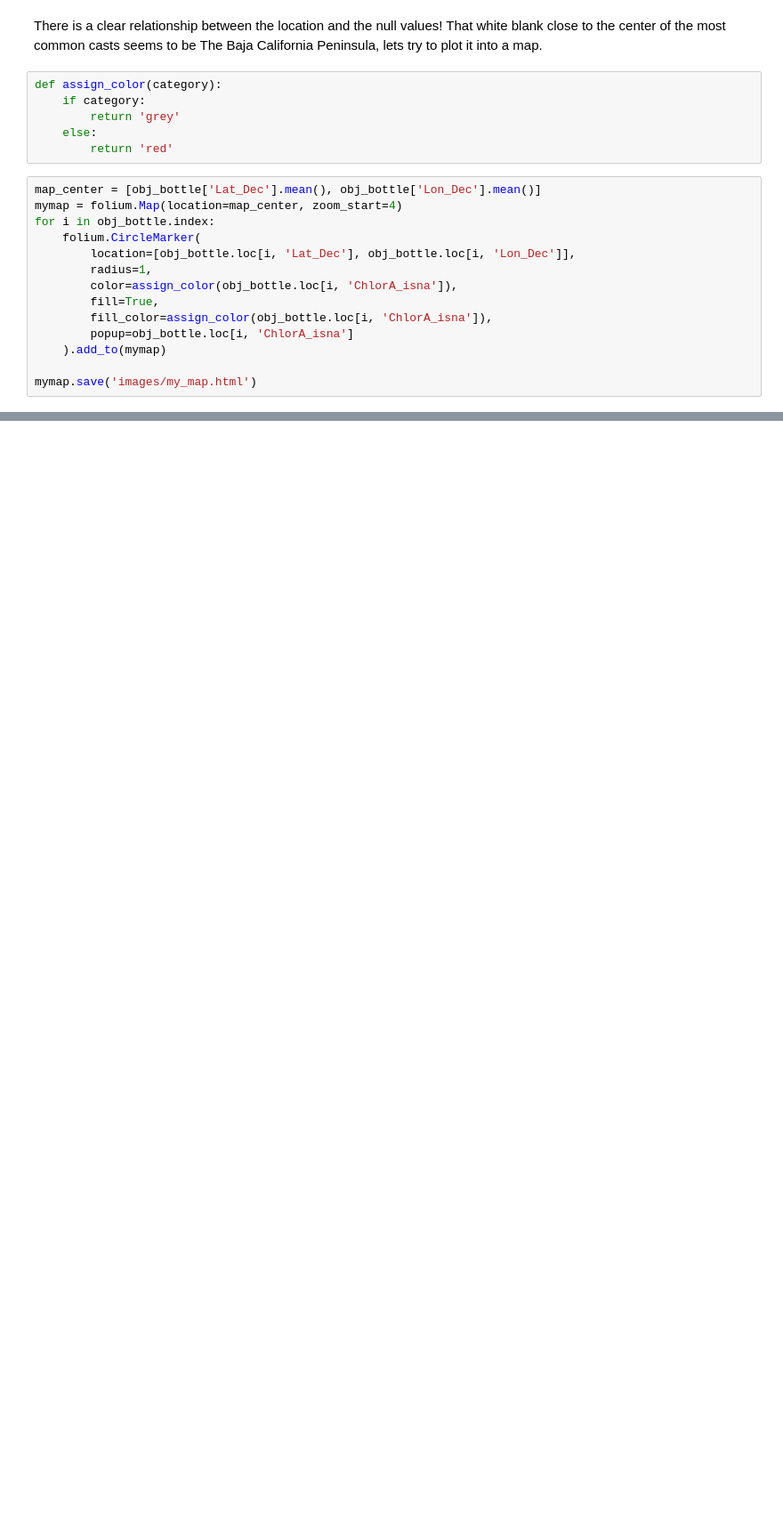
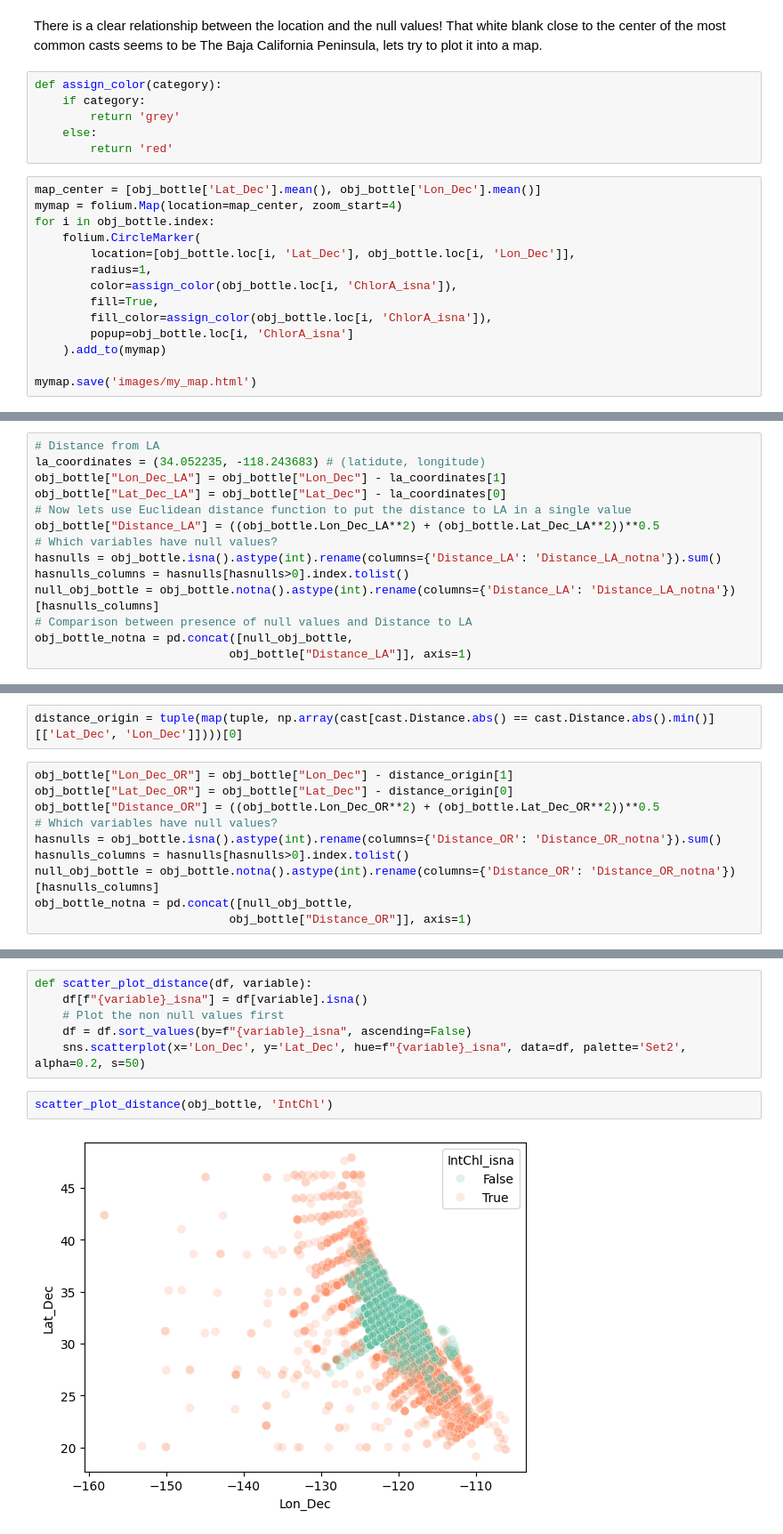
Before and after one commit to nicodigos/boston_dataset, a Jupyter notebook: Ocean.ipynb, the cells around one changed output, grey strips where cells are left out. Shown at 89% size. Drawn from its saved outputs; the diff is of its cells as text; blank space fills up the shorter version.

Commit message:
Ocean: more relationships between distance and null values

```diff
--- a/Ocean.ipynb
+++ b/Ocean.ipynb
@@ -216,0 +222,14 @@ Folium returns an HTML file containing the map; for convenience, we provide a st
+# %%
+# Distance from LA
+la_coordinates = (34.052235, -118.243683) # (latidute, longitude)
+obj_bottle["Lon_Dec_LA"] = obj_bottle["Lon_Dec"] - la_coordinates[1]
+obj_bottle["Lat_Dec_LA"] = obj_bottle["Lat_Dec"] - la_coordinates[0]
+# Now lets use Euclidean distance function to put the distance to LA in a single value
+obj_bottle["Distance_LA"] = ((obj_bottle.Lon_Dec_LA**2) + (obj_bottle.Lat_Dec_LA**2))**0.5
+# Which variables have null values?
+hasnulls = obj_bottle.isna().astype(int).rename(columns={'Distance_LA': 'Distance_LA_notna'}).sum()
+hasnulls_columns = hasnulls[hasnulls>0].index.tolist()
+null_obj_bottle = obj_bottle.notna().astype(int).rename(columns={'Distance_LA': 'Distance_LA_notna'})[hasnulls_columns]
+# Comparison between presence of null values and Distance to LA
+obj_bottle_notna = pd.concat([null_obj_bottle,
+                            obj_bottle["Distance_LA"]], axis=1)
@@ -216,0 +261,12 @@ Folium returns an HTML file containing the map; for convenience, we provide a st
+# %%
+distance_origin = tuple(map(tuple, np.array(cast[cast.Distance.abs() == cast.Distance.abs().min()][['Lat_Dec', 'Lon_Dec']])))[0]
+# %%
+obj_bottle["Lon_Dec_OR"] = obj_bottle["Lon_Dec"] - distance_origin[1]
+obj_bottle["Lat_Dec_OR"] = obj_bottle["Lat_Dec"] - distance_origin[0]
+obj_bottle["Distance_OR"] = ((obj_bottle.Lon_Dec_OR**2) + (obj_bottle.Lat_Dec_OR**2))**0.5
+# Which variables have null values?
+hasnulls = obj_bottle.isna().astype(int).rename(columns={'Distance_OR': 'Distance_OR_notna'}).sum()
+hasnulls_columns = hasnulls[hasnulls>0].index.tolist()
+null_obj_bottle = obj_bottle.notna().astype(int).rename(columns={'Distance_OR': 'Distance_OR_notna'})[hasnulls_columns]
+obj_bottle_notna = pd.concat([null_obj_bottle,
+                            obj_bottle["Distance_OR"]], axis=1)
@@ -216,0 +291,10 @@ Folium returns an HTML file containing the map; for convenience, we provide a st
+# %%
+def scatter_plot_distance(df, variable):
+    df[f"{variable}_isna"] = df[variable].isna()
+    # Plot the non null values first
+    df = df.sort_values(by=f"{variable}_isna", ascending=False)
+    sns.scatterplot(x='Lon_Dec', y='Lat_Dec', hue=f"{variable}_isna", data=df, palette='Set2', alpha=0.2, s=50)
+# %%
+scatter_plot_distance(obj_bottle, 'IntChl')
+# %% [output]
+[figure, added]
```
Also changed, not shown: parts of 17 cells of this notebook.
